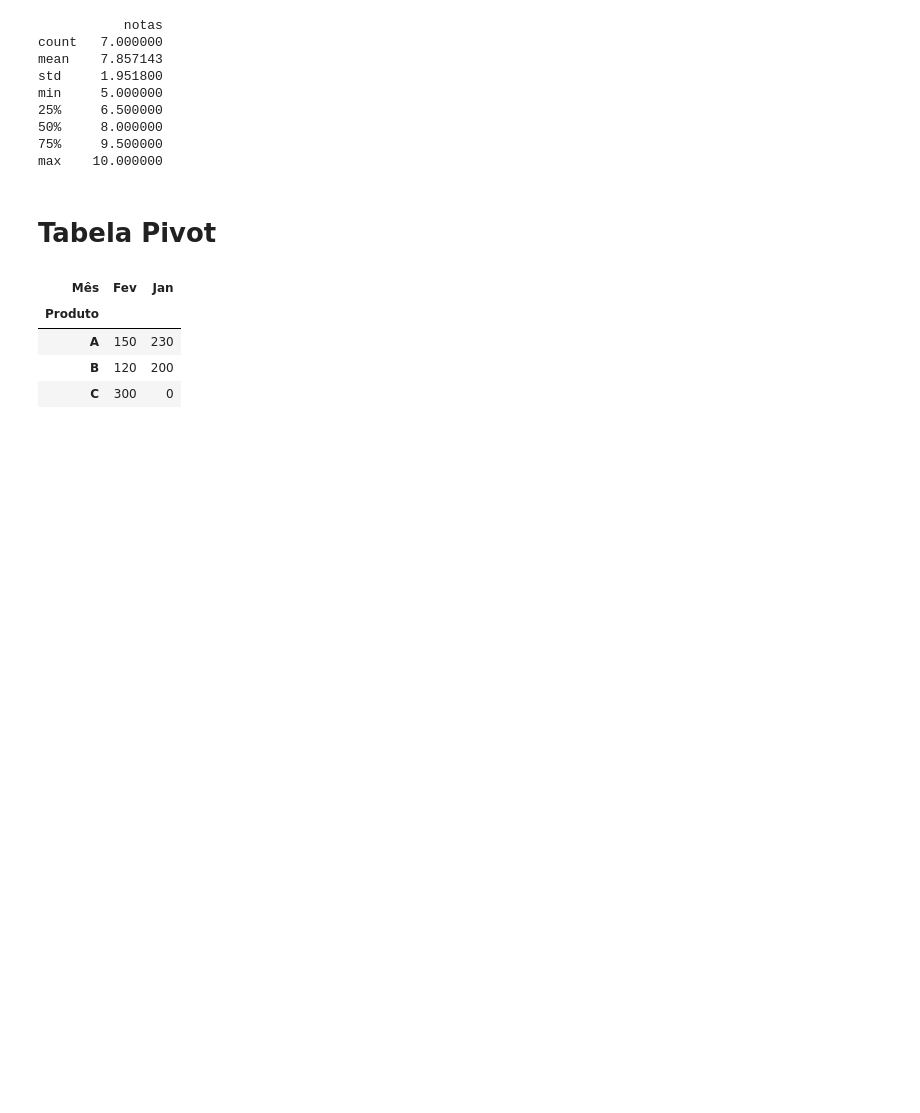
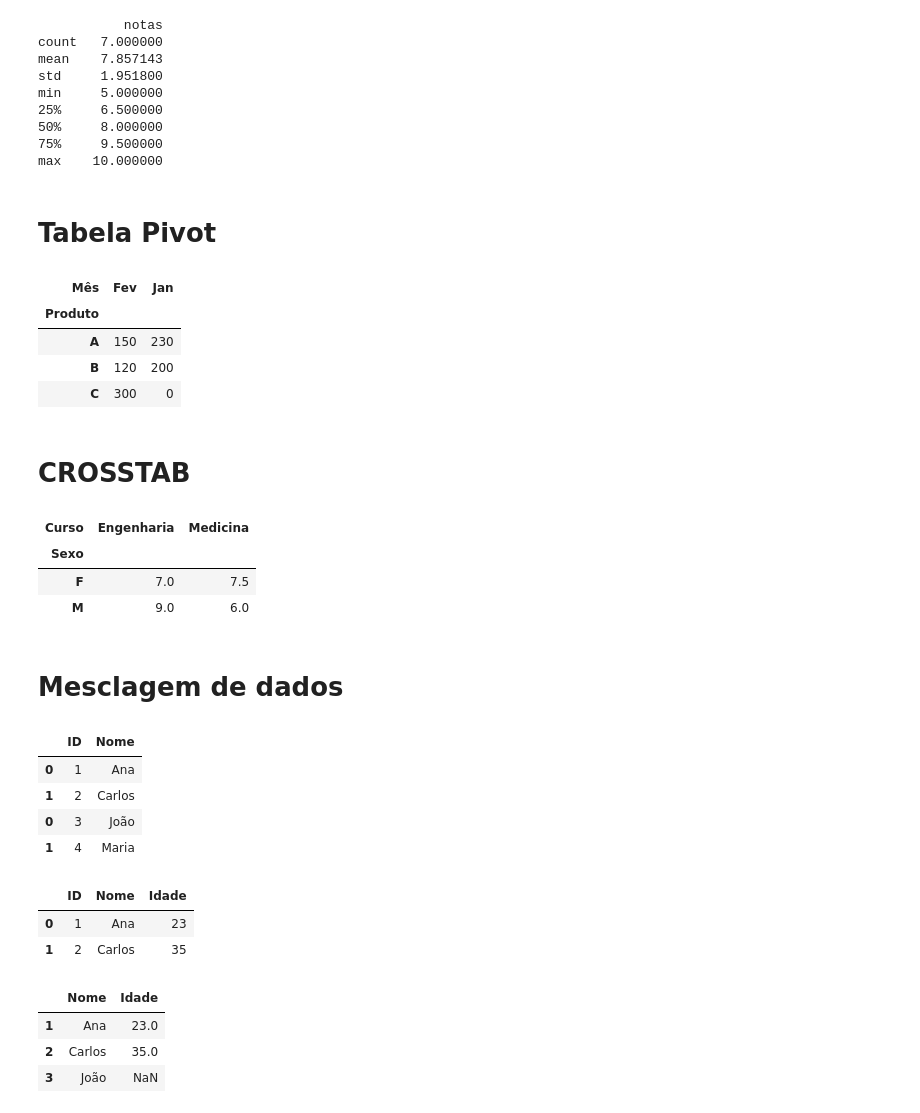
Before and after one commit to joao-victor-73/python.estudos, a Jupyter notebook: Estudos/Análise de Dados 2/Conceitos em Pandas/exemplo_documentacao.ipynb, the cells around one changed output. Cells and saved outputs as stored; diff of their text form; code cells hidden in the pictures; blank space fills up the shorter version.

Commit message:
estudos pandas (5)

```diff
--- a/Estudos/Análise de Dados 2/Conceitos em Pandas/exemplo_documentacao.ipynb
+++ b/Estudos/Análise de Dados 2/Conceitos em Pandas/exemplo_documentacao.ipynb
@@ -90,3 +90,56 @@ tabela
 | A | 150 | 230 |
 | B | 120 | 200 |
 | C | 300 | 0 |
+# %% [markdown]
+# CROSSTAB
+# %%
+dados = pd.DataFrame({
+    "Sexo": ["M", "F", "M", "F", "M", "F", "F"],
+    "Curso": ["Engenharia", "Medicina", "Medicina", "Engenharia", "Engenharia", "Medicina", "Engenharia"],
+    "Nota": [8, 7, 6, 9, 10, 8, 5]
+})
+
+tabela = pd.crosstab(dados["Sexo"], dados["Curso"], values=dados["Nota"], aggfunc="mean")
+tabela
+# %% [output]
+| Curso | Engenharia | Medicina |
+| Sexo |  |  |
+| F | 7.0 | 7.5 |
+| M | 9.0 | 6.0 |
+# %% [markdown]
+# Mesclagem de dados
+# %%
+import pandas as pd
+
+df1 = pd.DataFrame({"ID": [1, 2], "Nome": ["Ana", "Carlos"]})
+df2 = pd.DataFrame({"ID": [3, 4], "Nome": ["João", "Maria"]})
+
+df_concat = pd.concat([df1, df2])
+df_concat
+# %% [output]
+|  | ID | Nome |
+| 0 | 1 | Ana |
+| 1 | 2 | Carlos |
+| 0 | 3 | João |
+| 1 | 4 | Maria |
+# %%
+df1 = pd.DataFrame({"ID": [1, 2, 3], "Nome": ["Ana", "Carlos", "João"]})
+df2 = pd.DataFrame({"ID": [1, 2, 4], "Idade": [23, 35, 40]})
+
+df_merge = pd.merge(df1, df2, on="ID", how="inner")
+df_merge
+# %% [output]
+|  | ID | Nome | Idade |
+| 0 | 1 | Ana | 23 |
+| 1 | 2 | Carlos | 35 |
+# %%
+df1 = pd.DataFrame({"Nome": ["Ana", "Carlos", "João"]}, index=[1, 2, 3])
+df2 = pd.DataFrame({"Idade": [23, 35, 40]}, index=[1, 2, 4])
+
+df_join = df1.join(df2, how="left")
+df_join
+# %% [output]
+|  | Nome | Idade |
+| 1 | Ana | 23.0 |
+| 2 | Carlos | 35.0 |
+| 3 | João | NaN |
```
Also changed, not shown: 8 other files.
